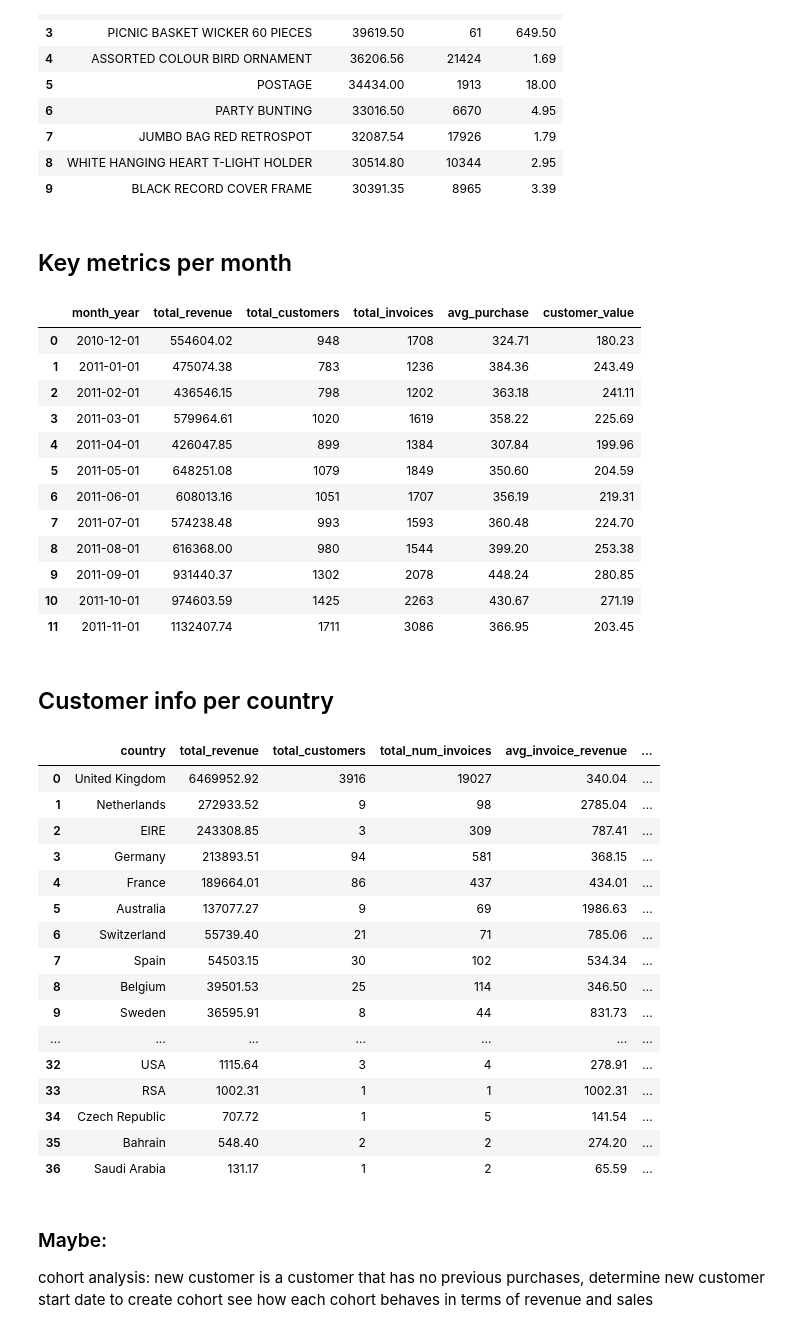
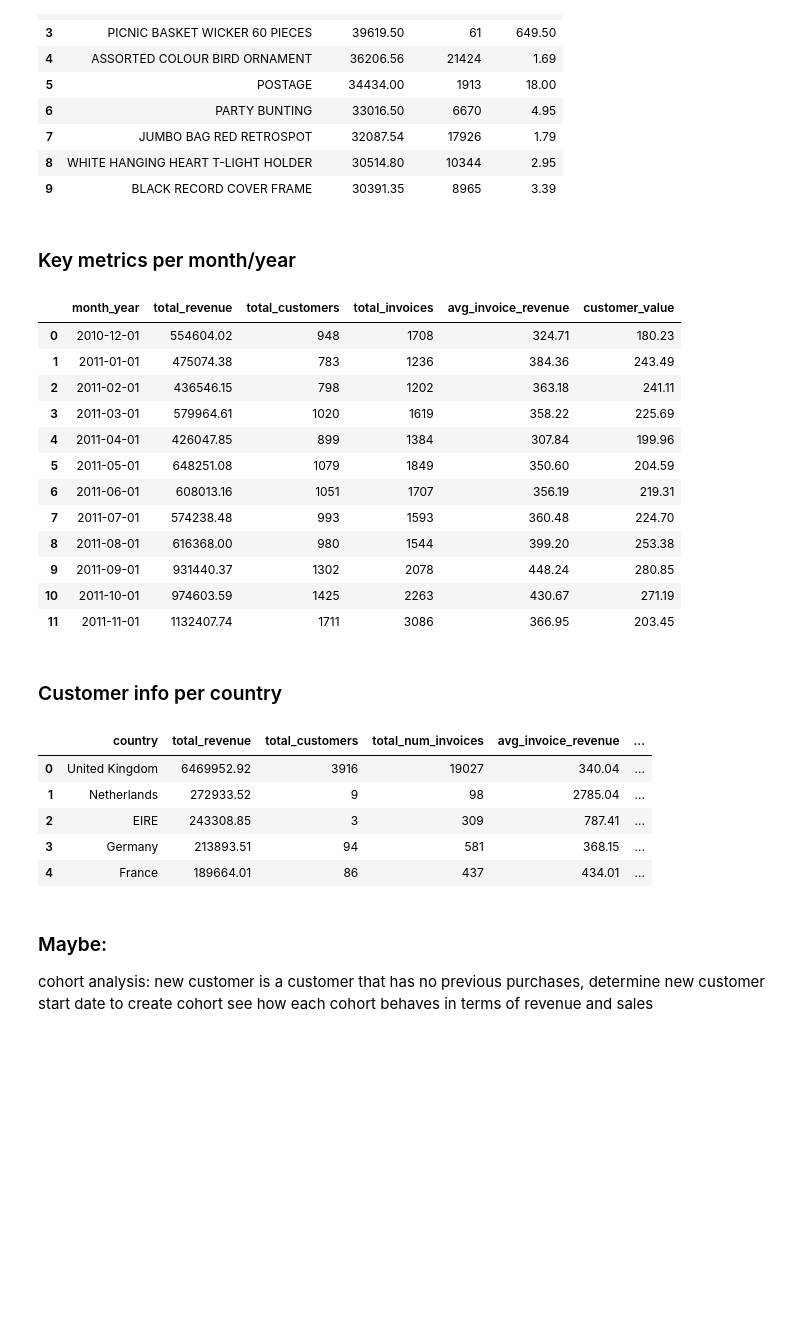
Before and after one commit to paulina-marron/Basis, a Jupyter notebook: ecommerce_analysis.ipynb, the cells around one changed output. Cells and saved outputs as stored; diff of their text form; code cells hidden in the pictures; blank space fills up the shorter version.

```diff
--- a/ecommerce_analysis.ipynb
+++ b/ecommerce_analysis.ipynb
@@ -309,5 +273,5 @@ top10_items__df
 | 8 | WHITE HANGING HEART T-LIGHT HOLDER | 30514.80 | 10344 | 2.95 |
 | 9 | BLACK RECORD COVER FRAME | 30391.35 | 8965 | 3.39 |
 # %% [markdown]
-## Key metrics per month
+### Key metrics per month/year
 # %%
@@ -342,11 +293,11 @@ cursor.execute(sql6)
 keymetrics_table = cursor.fetchall()
 # %%
-keymetrics__df = pd.DataFrame(keymetrics_table,columns = ['month_year','total_revenue','total_customers','total_invoices','avg_purchase','customer_value'])
+keymetrics__df = pd.DataFrame(keymetrics_table,columns = ['month_year','total_revenue','total_customers','total_invoices','avg_invoice_revenue','customer_value'])
 keymetrics__df.to_sql('eshop_keymetrics__df', conn, if_exists= 'replace')
 
 keymetrics__df
 # %% [output]
-|  | month_year | total_revenue | total_customers | total_invoices | avg_purchase | customer_value |
+|  | month_year | total_revenue | total_customers | total_invoices | avg_invoice_revenue | customer_value |
 | 0 | 2010-12-01 | 554604.02 | 948 | 1708 | 324.71 | 180.23 |
 | 1 | 2011-01-01 | 475074.38 | 783 | 1236 | 384.36 | 243.49 |
 | 2 | 2011-02-01 | 436546.15 | 798 | 1202 | 363.18 | 241.11 |
@@ -360,5 +311,5 @@ keymetrics__df
 | 10 | 2011-10-01 | 974603.59 | 1425 | 2263 | 430.67 | 271.19 |
 | 11 | 2011-11-01 | 1132407.74 | 1711 | 3086 | 366.95 | 203.45 |
 # %% [markdown]
-## Customer info per country
+### Customer info per country
 # %%
@@ -387,28 +333,15 @@ cursor.execute(sql7)
 countries_table = cursor.fetchall()
 # %%
 countries__df = pd.DataFrame(countries_table,columns = ['country','total_revenue','total_customers','total_num_invoices','avg_invoice_revenue','avg_num_purchases_per_customer','customer_value_per_purchase','avg_time_between_first_and_lastest_purchase'])
-
 countries__df.to_sql('eshop_countries__df', conn, if_exists= 'replace')
-
-countries__df
+countries__df.head()
 # %% [output]
 |  | country | total_revenue | total_customers | total_num_invoices | avg_invoice_revenue | ... |
 | 0 | United Kingdom | 6469952.92 | 3916 | 19027 | 340.04 | ... |
 | 1 | Netherlands | 272933.52 | 9 | 98 | 2785.04 | ... |
 | 2 | EIRE | 243308.85 | 3 | 309 | 787.41 | ... |
 | 3 | Germany | 213893.51 | 94 | 581 | 368.15 | ... |
 | 4 | France | 189664.01 | 86 | 437 | 434.01 | ... |
-| 5 | Australia | 137077.27 | 9 | 69 | 1986.63 | ... |
-| 6 | Switzerland | 55739.40 | 21 | 71 | 785.06 | ... |
-| 7 | Spain | 54503.15 | 30 | 102 | 534.34 | ... |
-| 8 | Belgium | 39501.53 | 25 | 114 | 346.50 | ... |
-| 9 | Sweden | 36595.91 | 8 | 44 | 831.73 | ... |
-| ... | ... | ... | ... | ... | ... | ... |
-| 32 | USA | 1115.64 | 3 | 4 | 278.91 | ... |
-| 33 | RSA | 1002.31 | 1 | 1 | 1002.31 | ... |
-| 34 | Czech Republic | 707.72 | 1 | 5 | 141.54 | ... |
-| 35 | Bahrain | 548.40 | 2 | 2 | 274.20 | ... |
-| 36 | Saudi Arabia | 131.17 | 1 | 2 | 65.59 | ... |
 # %% [markdown]
 ### Maybe:
 
```
Also changed, not shown: parts of 32 cells of this notebook.
